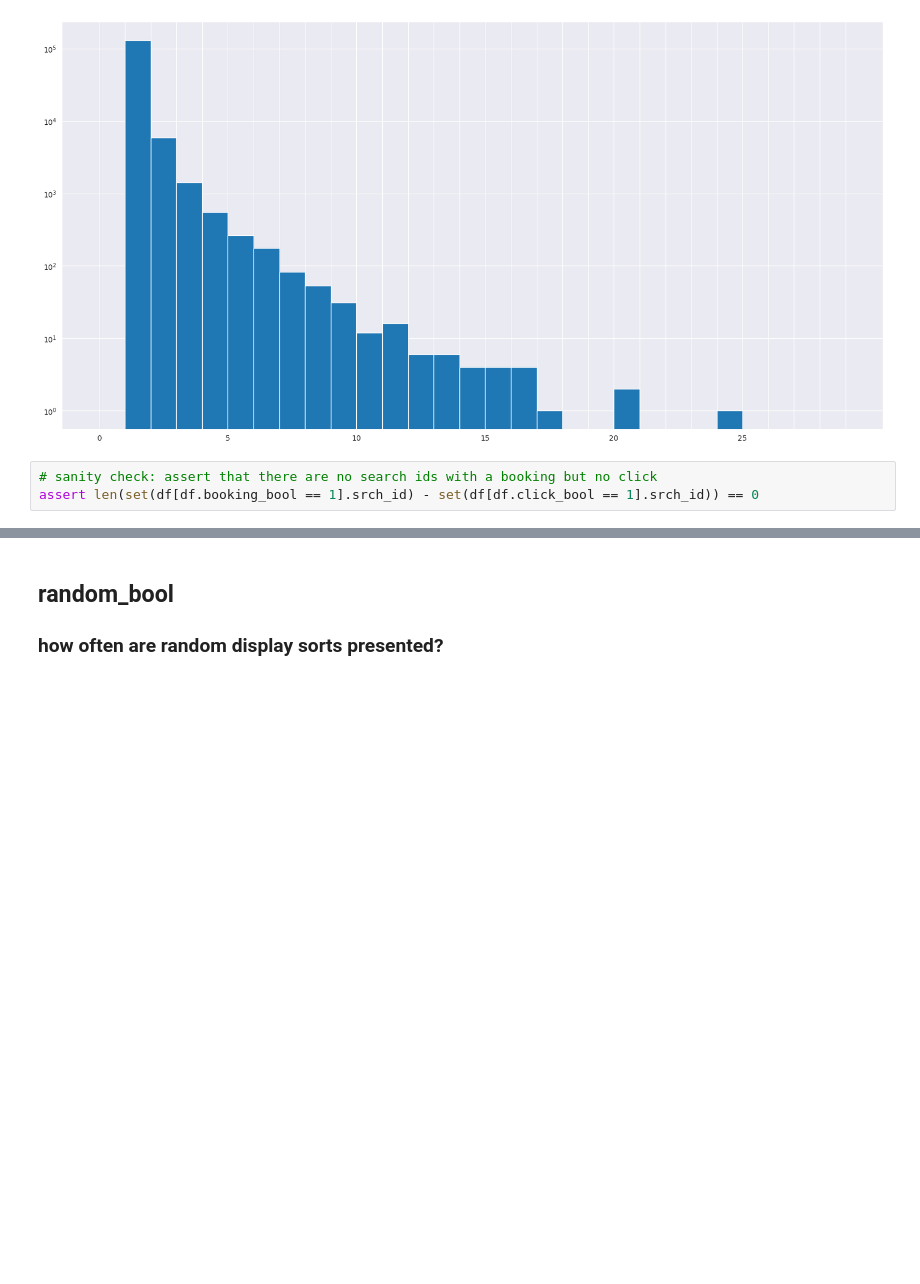
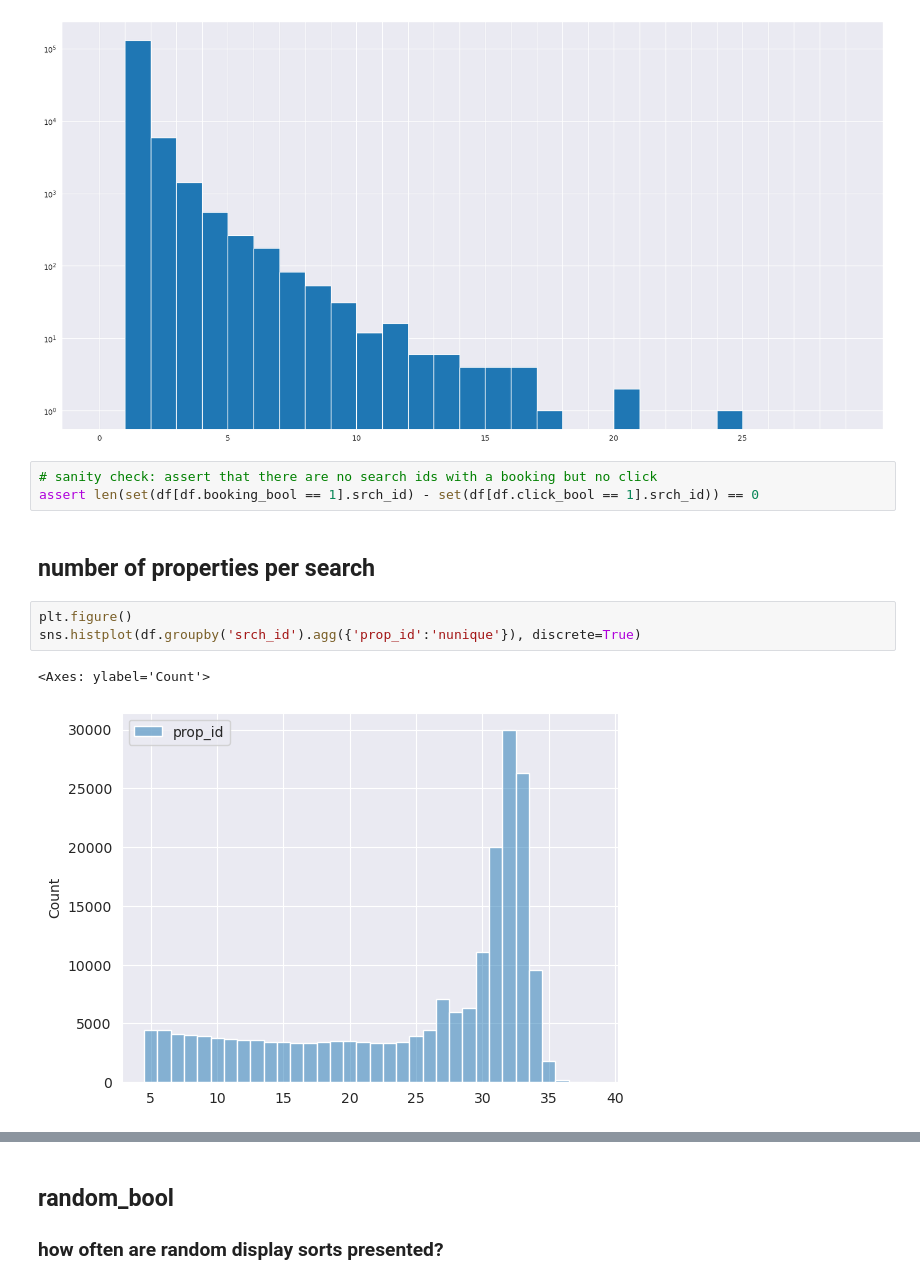
Before and after one commit to chrysapz/Expedia-Hotel-Reccomendation, a Jupyter notebook: robert.ipynb, the cells around one changed output, grey strips where cells are left out. Cells and saved outputs as stored; diff of their text form; blank space fills up the shorter version.

```diff
--- a/robert.ipynb
+++ b/robert.ipynb
@@ -79,3 +79,11 @@ df[df.srch_id.isin(ids_with_booking)].groupby('srch_id').click_bool.sum().hist(b
 # %%
 # sanity check: assert that there are no search ids with a booking but no click
 assert len(set(df[df.booking_bool == 1].srch_id) - set(df[df.click_bool == 1].srch_id)) == 0
+# %% [markdown]
+## number of properties per search
+# %%
+plt.figure()
+sns.histplot(df.groupby('srch_id').agg({'prop_id':'nunique'}), discrete=True)
+# %% [output]
+<Axes: ylabel='Count'>
+[figure, added]
```
Also changed, not shown: parts of 42 cells of this notebook, 1 other file.
